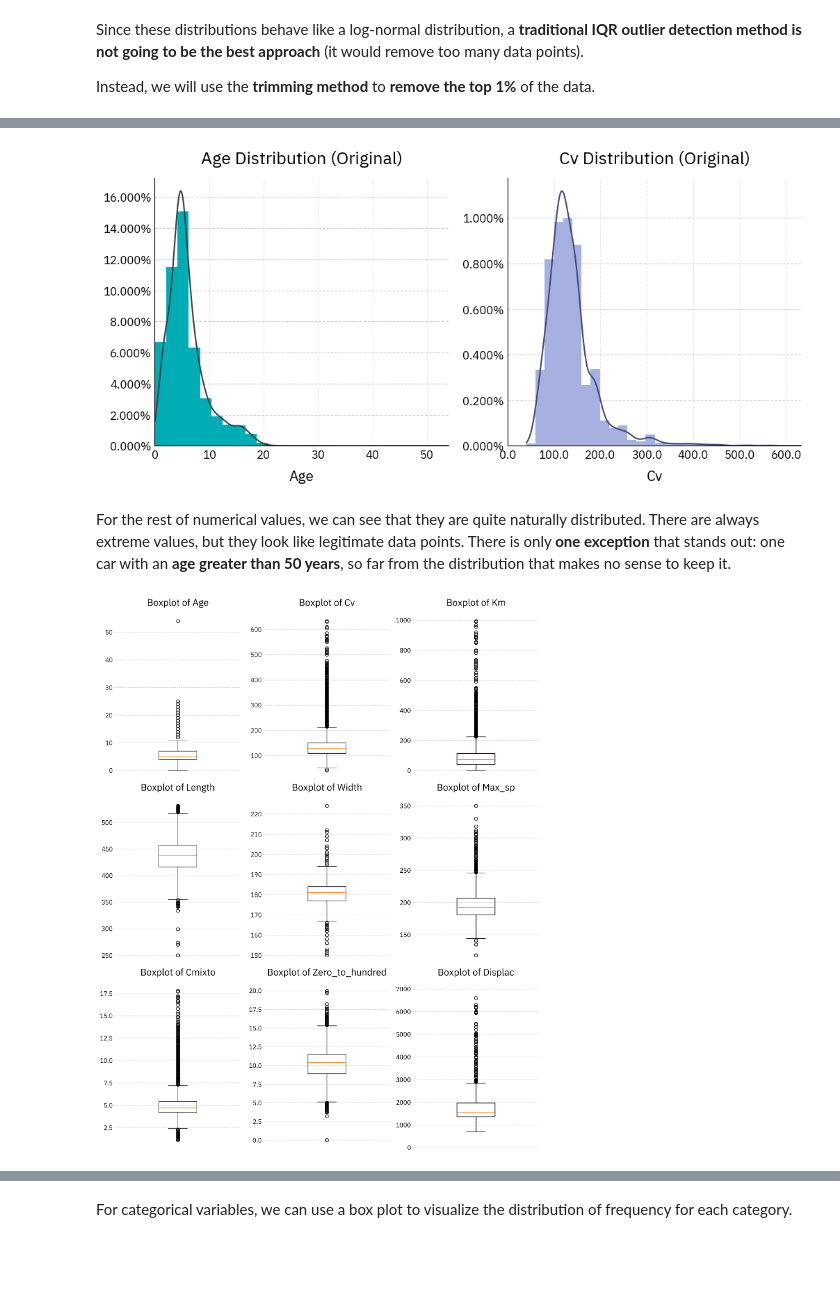
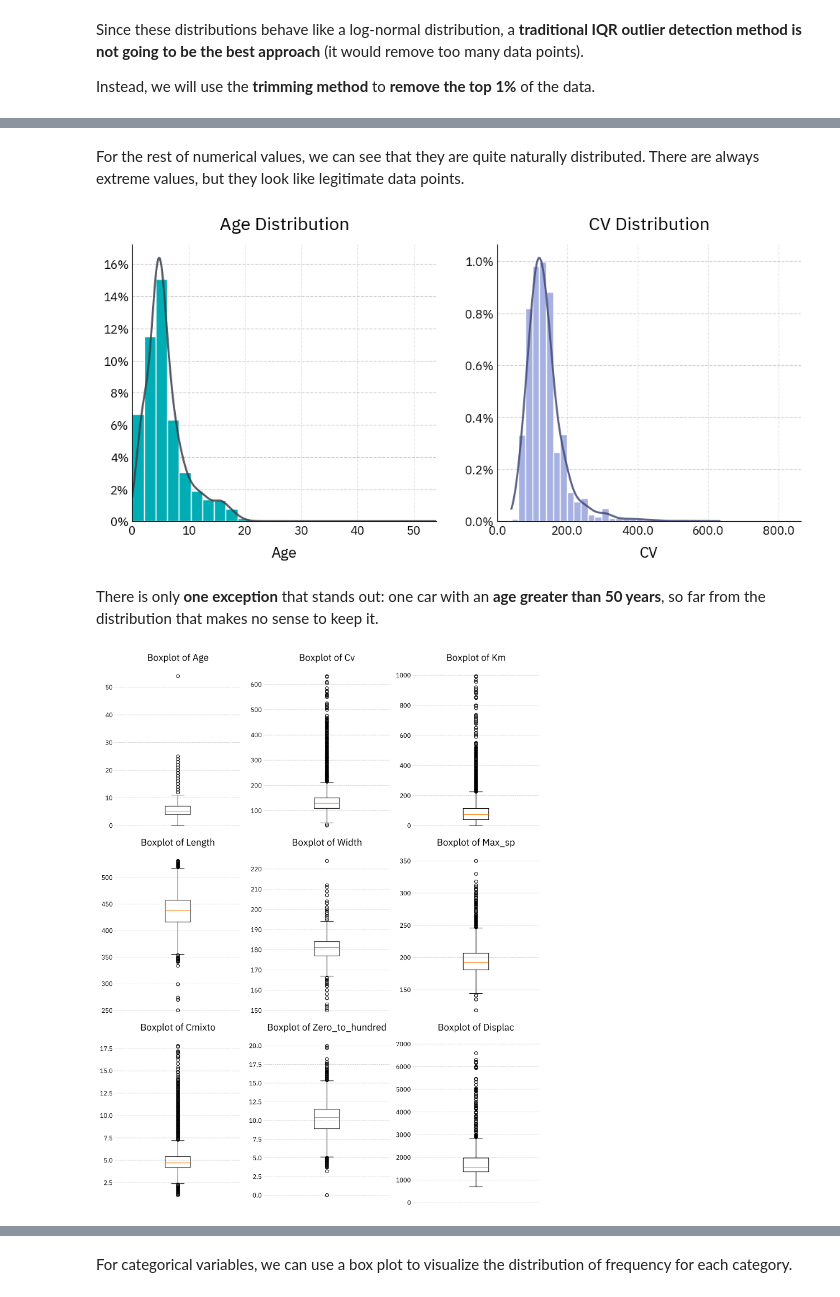
Before and after one commit to fbgranell/car-price-model, a Jupyter notebook: backend/notebooks/EDA.ipynb, the cells around one changed output, grey strips where cells are left out. Cells and saved outputs as stored; diff of their text form; code cells hidden in the pictures; blank space fills up the shorter version.

```diff
--- a/backend/notebooks/EDA.ipynb
+++ b/backend/notebooks/EDA.ipynb
@@ -183,23 +210,15 @@ df = trim_outliers(df, "boot", upper_quantile=0.99)
 # %%
 plt.figure(figsize=(12, 5))
+
 plt.subplot(1, 2, 1)
-color_1, color_2 = "#00ADB5", "#393E46"
-var = "price"
-ax = df[var].hist(bins=35, density=True, zorder=2, color=color_1)
-x,y = kde_curve(df[var], bw_adjust=1)
-plt.plot(x, y, color=color_2, alpha=0.95)
-sp.config.fontname = "IBM Plex Sans"
-sp.style_hist(ax, yformat=sp.formats.percent(decimals=3), xformat=sp.formats.human(decimals=0), xtitle="Price (€)", title="Price Distribution (Filtered)")
-plt.xlim(0, df[var].max())
+ax = plot_histogram(df["price"], bins=35, color_1="#A6B1E1", color_2="#424874", bw_adjust=1.5)
+title, xtitle = "Price Distribution", "Price (€)"
+sp.style_hist(ax, yformat=sp.formats.percent(decimals=3), xformat=sp.formats.human(decimals=0), xtitle=xtitle, title=title)
+plt.xlim(0, df["price"].max())
 
 plt.subplot(1, 2, 2)
-color_1, color_2 = "#A6B1E1", "#424874"
-var = "boot"
-ax = df[var].hist(bins=20, density=True, zorder=2, color=color_1)
-x,y = kde_curve(df[var], bw_adjust=3)
-plt.plot(x, y, color=color_2, alpha=0.95)
-sp.config.fontname = "IBM Plex Sans"
-sp.style_hist(ax, yformat=sp.formats.percent(decimals=3), xformat=sp.formats.human(decimals=1), xtitle="Boot Capacity (L)", title="Boot Capacity Distribution (Filtered)")
-plt.xlim(0, df[var].max())
+ax = plot_histogram(df["boot"], bins=20, color_1="#EE6983", color_2="#850E35", bw_adjust=4)
+sp.style_hist(ax, yformat=sp.formats.percent(decimals=1), xformat=sp.formats.human(decimals=1), xtitle="Boot Capacity (L)", title="Boot Capacity Distribution")
+plt.xlim(0, df["boot"].max())
 plt.show()
 # %% [output]
@@ -223,45 +226,31 @@ df
+# %% [markdown]
+For the rest of numerical values, we can see that they are quite naturally distributed. There are always extreme values, but they look like legitimate data points.
 # %%
 plt.figure(figsize=(12, 5))
 plt.subplot(1, 2, 1)
-color_1, color_2 = "#00ADB5", "#393E46"
-var = "age"
-ax = df[var].hist(bins=26, density=True, zorder=2, color=color_1)
-x,y = kde_curve(df[var], bw_adjust=2)
-plt.plot(x, y, color=color_2)
-sp.config.fontname = "IBM Plex Sans"
-sp.style_hist(ax, yformat=sp.formats.percent(decimals=3), xformat=sp.formats.human(decimals=0), xtitle=var.capitalize(), title=f"{var.capitalize()} Distribution (Original)")
-plt.xlim(0, df[var].max())
+ax = plot_histogram(df["age"], bins=26, color_1="#00ADB5", color_2="#393E46", bw_adjust=2)
+sp.style_hist(ax, yformat=sp.formats.percent(decimals=0), xformat=sp.formats.human(decimals=0), xtitle="Age", title="Age Distribution")
+plt.xlim(0, df["age"].max())
 
 plt.subplot(1, 2, 2)
-var = "cv"
-color_1, color_2 = "#A6B1E1", "#424874"
-ax = df[var].hist(bins=30, density=True, zorder=2, color=color_1)
-x,y = kde_curve(df[var], bw_adjust=2)
-plt.plot(x, y, color=color_2)
-sp.config.fontname = "IBM Plex Sans"
-sp.style_hist(ax, yformat=sp.formats.percent(decimals=3), xformat=sp.formats.human(decimals=1), xtitle=f"{var.capitalize()}", title=f"{var.capitalize()} Distribution (Original)")
+ax = plot_histogram(df["cv"], bins=30, color_1="#A6B1E1", color_2="#424874", bw_adjust=3)
+sp.style_hist(ax, yformat=sp.formats.percent(decimals=1), xformat=sp.formats.human(decimals=1), xtitle="CV", title="CV Distribution")
 plt.xlim(0, df[var].max())
 plt.show()
 # %% [output]
-[figure, old version]
+[figure, new version]
-# %% [markdown]
-For the rest of numerical values, we can see that they are quite naturally distributed. There are always extreme values, but they look like legitimate data points. There is only **one exception** that stands out: one car with an **age greater than 50 years**, so far from the distribution that makes no sense to keep it.
+# %% [markdown]
+There is only **one exception** that stands out: one car with an **age greater than 50 years**, so far from the distribution that makes no sense to keep it.
 # %%
-import math
-import matplotlib.pyplot as plt
 
 columns = ["age", "cv", "km", "length", "width", "max_sp", "cmixto", "zero_to_hundred", "displac"]
-
 n_cols = 3
 n_rows = math.ceil(len(columns) / n_cols)
 fig, axes = plt.subplots(n_rows, n_cols, figsize=(n_cols * 4, n_rows * 5), dpi=300)
-
 axes = axes.flatten()
-
 for i, col in enumerate(columns):
     ax = axes[i]
-
-    ax.boxplot(df[col], widths=0.3)
+    ax.boxplot(df[col], widths=0.2)
     plt.ylim(0, df[col].max()*1.1)
     sp.style_box(ax, title=f"Boxplot of {col.capitalize()}")
 for j in range(len(columns), len(axes)):
@@ -271,7 +260,7 @@ sp.config.fontname = "IBM Plex Sans"
 plt.tight_layout()
 plt.show()
 # %% [output]
-[figure, old version]
+[figure, new version]
 # %%
 df = remove_top_n_outliers(df, "age", 1)
 # %% [markdown]
```
Also changed, not shown: parts of 25 cells of this notebook.
